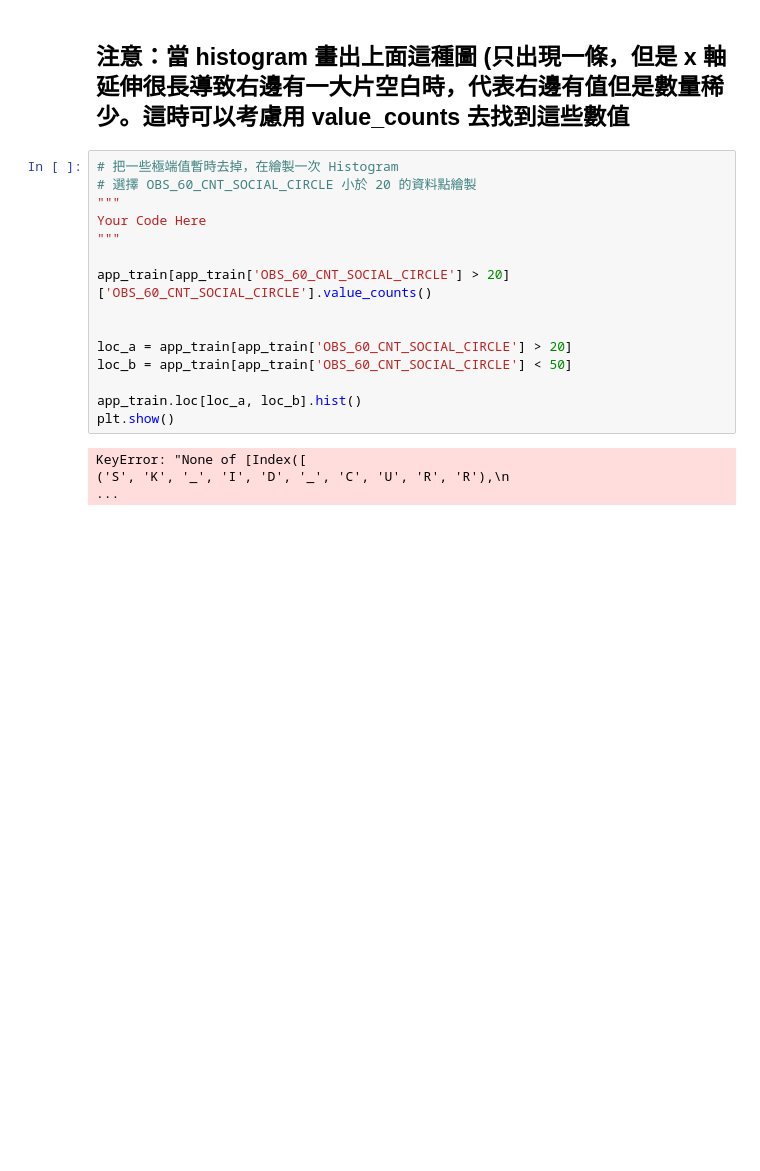
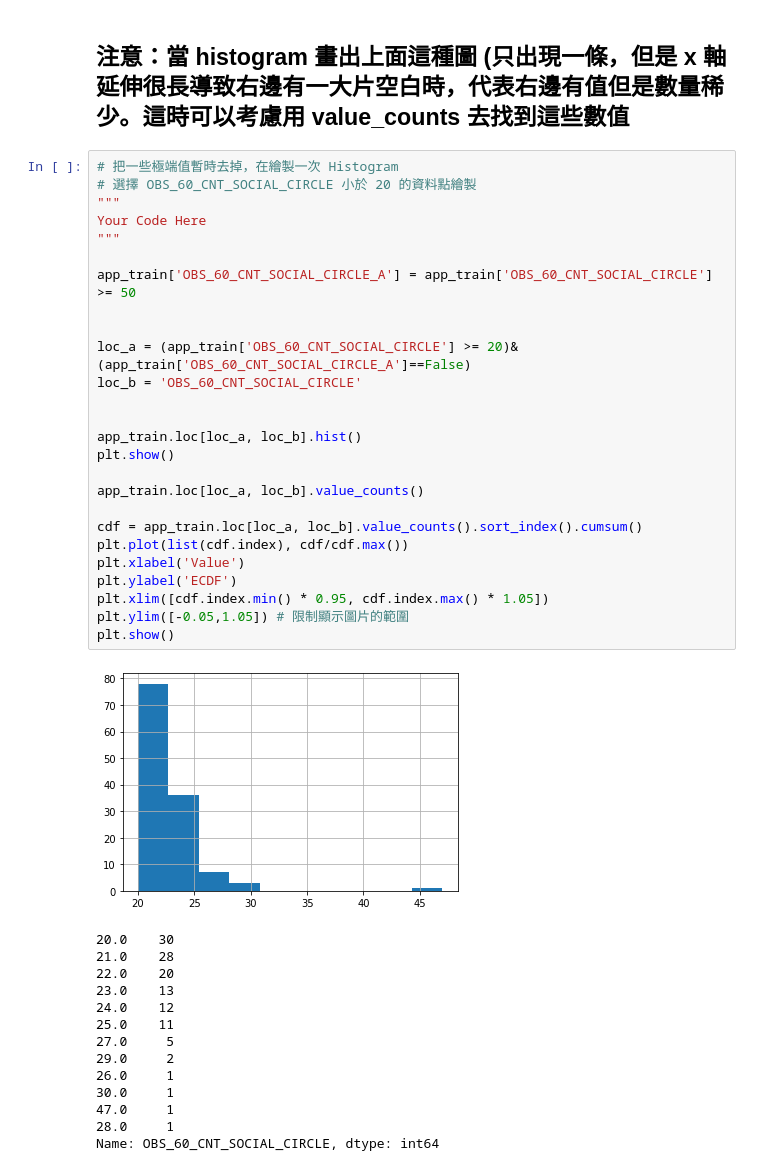
Before and after one commit to teaman424/research_ai, a Jupyter notebook: Day_009_HW.ipynb, the cells around one changed output. Drawn from its saved outputs; the diff is of its cells as text; blank space fills up the shorter version.

```diff
--- a/Day_009_HW.ipynb
+++ b/Day_009_HW.ipynb
@@ -229,20 +228,44 @@ Name: OBS_60_CNT_SOCIAL_CIRCLE, dtype: float64
 Name: OBS_60_CNT_SOCIAL_CIRCLE, dtype: int64
 # %% [markdown]
 ## 注意：當 histogram 畫出上面這種圖 (只出現一條，但是 x 軸延伸很長導致右邊有一大片空白時，代表右邊有值但是數量稀少。這時可以考慮用 value_counts 去找到這些數值
-# %%
-# 把一些極端值暫時去掉，在繪製一次 Histogram
-# 選擇 OBS_60_CNT_SOCIAL_CIRCLE 小於 20 的資料點繪製
-"""
-Your Code Here
-"""
-
-app_train[app_train['OBS_60_CNT_SOCIAL_CIRCLE'] > 20]['OBS_60_CNT_SOCIAL_CIRCLE'].value_counts()
-
-
-loc_a = app_train[app_train['OBS_60_CNT_SOCIAL_CIRCLE'] > 20]
-loc_b = app_train[app_train['OBS_60_CNT_SOCIAL_CIRCLE'] < 50]
-
-app_train.loc[loc_a, loc_b].hist()
-plt.show()
-# %% [output]
-KeyError: "None of [Index([                                                                                ('S', 'K', '_', 'I', 'D', '_', 'C', 'U', 'R', 'R'),\n                                         ...
+# %%
+# 把一些極端值暫時去掉，在繪製一次 Histogram
+# 選擇 OBS_60_CNT_SOCIAL_CIRCLE 小於 20 的資料點繪製
+"""
+Your Code Here
+"""
+
+app_train['OBS_60_CNT_SOCIAL_CIRCLE_A'] = app_train['OBS_60_CNT_SOCIAL_CIRCLE'] >= 50
+
+
+loc_a = (app_train['OBS_60_CNT_SOCIAL_CIRCLE'] >= 20)&(app_train['OBS_60_CNT_SOCIAL_CIRCLE_A']==False)
+loc_b = 'OBS_60_CNT_SOCIAL_CIRCLE'
+
+
+app_train.loc[loc_a, loc_b].hist()
+plt.show()
+
+app_train.loc[loc_a, loc_b].value_counts()
+
+cdf = app_train.loc[loc_a, loc_b].value_counts().sort_index().cumsum()
+plt.plot(list(cdf.index), cdf/cdf.max())
+plt.xlabel('Value')
+plt.ylabel('ECDF')
+plt.xlim([cdf.index.min() * 0.95, cdf.index.max() * 1.05])
+plt.ylim([-0.05,1.05]) # 限制顯示圖片的範圍
+plt.show()
+# %% [output]
+[figure, added]
+20.0    30
+21.0    28
+22.0    20
+23.0    13
+24.0    12
+25.0    11
+27.0     5
+29.0     2
+26.0     1
+30.0     1
+47.0     1
+28.0     1
+Name: OBS_60_CNT_SOCIAL_CIRCLE, dtype: int64
```
Also changed, not shown: parts of 3 cells of this notebook.
